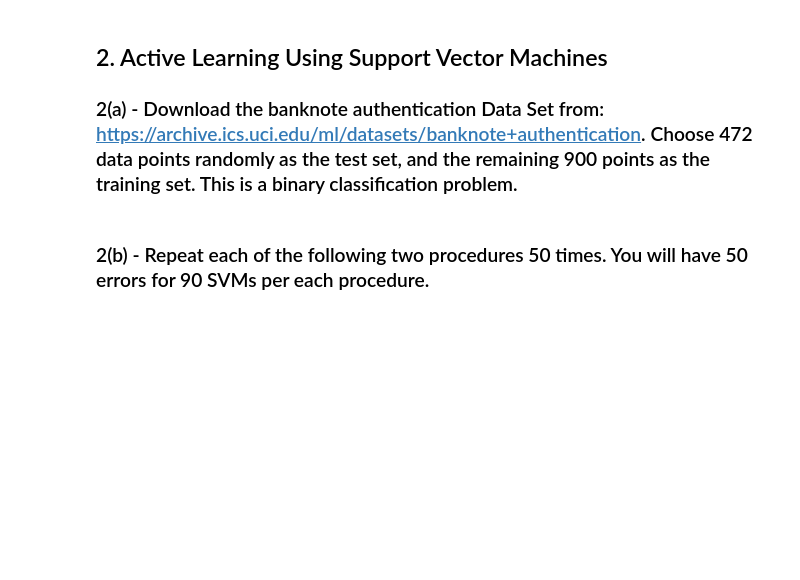
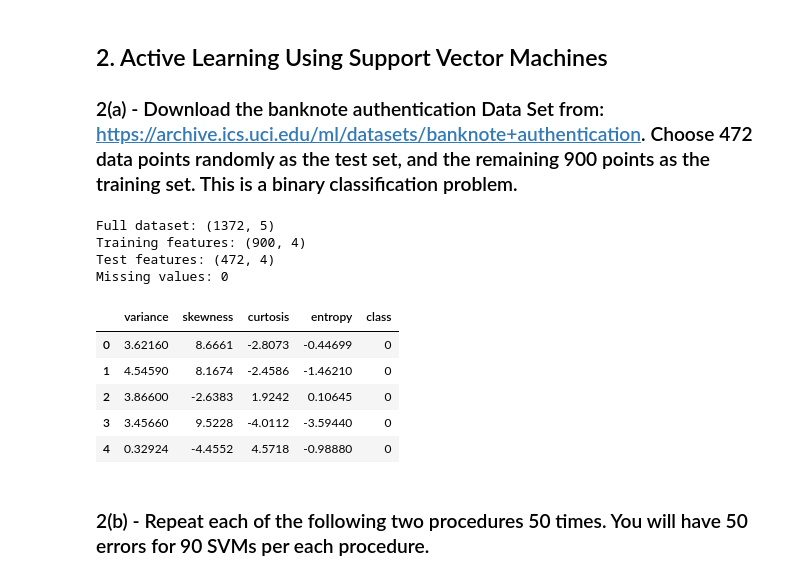
Before and after one commit to jfulch/dsci-552-fulcher-jesse-hw8, a Jupyter notebook: notebook/Fulcher_Jesse_HW8.ipynb, the cells around one changed output. Saved outputs shown, nothing was run; the diff lists cells and outputs as text; code cells hidden in the pictures; blank space fills up the shorter version.

```diff
--- a/notebook/Fulcher_Jesse_HW8.ipynb
+++ b/notebook/Fulcher_Jesse_HW8.ipynb
@@ -720,5 +726,47 @@ Overall, supervised learning worked best for this dataset and these settings. Th
 ## 2. Active Learning Using Support Vector Machines
 
 ### 2(a) - Download the banknote authentication Data Set from: https://archive.ics.uci.edu/ml/datasets/banknote+authentication. Choose 472 data points randomly as the test set, and the remaining 900 points as the training set. This is a binary classification problem.
+# %%
+from pathlib import Path
+import pandas as pd
+from sklearn.model_selection import train_test_split
+
+banknote_path = Path("../data/data_banknote_authentication.txt")
+
+banknote_df = pd.read_csv(
+    banknote_path,
+    header=None,
+    names=["variance", "skewness", "curtosis", "entropy", "class"]
+)
+
+banknote_x = banknote_df.drop(columns="class")
+banknote_y = banknote_df["class"]
+
+banknote_x_train, banknote_x_test, banknote_y_train, banknote_y_test = (
+    train_test_split(
+        banknote_x,
+        banknote_y,
+        test_size=472,
+        random_state=42
+    )
+)
+
+print("Full dataset:", banknote_df.shape)
+print("Training features:", banknote_x_train.shape)
+print("Test features:", banknote_x_test.shape)
+print("Missing values:", banknote_df.isnull().sum().sum())
+
+display(banknote_df.head())
+# %% [output]
+Full dataset: (1372, 5)
+Training features: (900, 4)
+Test features: (472, 4)
+Missing values: 0
+|  | variance | skewness | curtosis | entropy | class |
+| 0 | 3.62160 | 8.6661 | -2.8073 | -0.44699 | 0 |
+| 1 | 4.54590 | 8.1674 | -2.4586 | -1.46210 | 0 |
+| 2 | 3.86600 | -2.6383 | 1.9242 | 0.10645 | 0 |
+| 3 | 3.45660 | 9.5228 | -4.0112 | -3.59440 | 0 |
+| 4 | 0.32924 | -4.4552 | 4.5718 | -0.98880 | 0 |
 # %% [markdown]
 ### 2(b) - Repeat each of the following two procedures 50 times. You will have 50 errors for 90 SVMs per each procedure.
```
Also changed, not shown: parts of 7 cells of this notebook, 1 other file.
